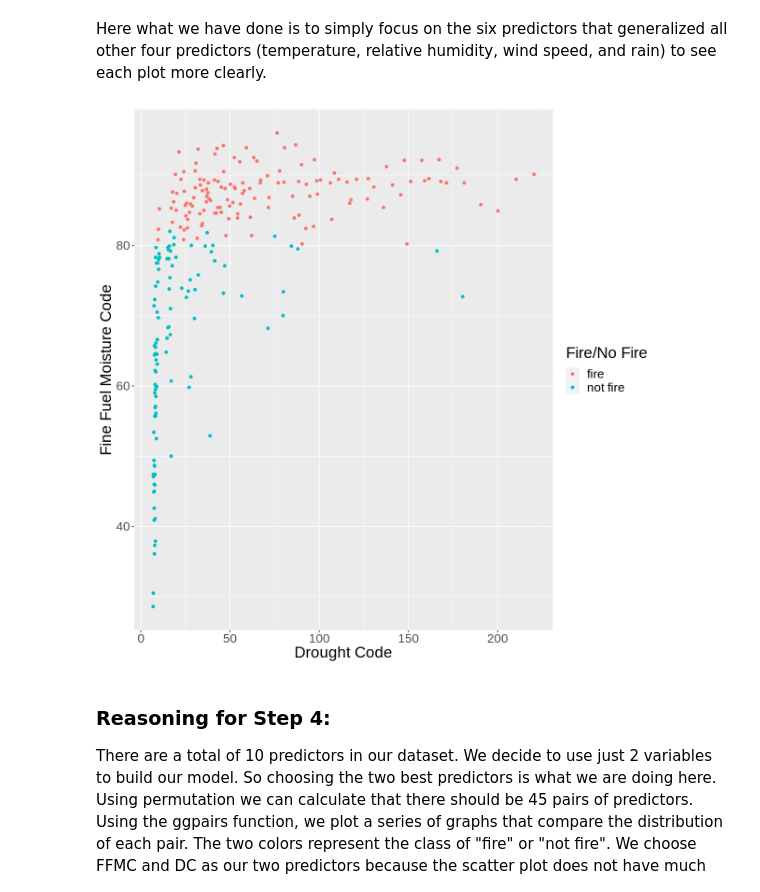
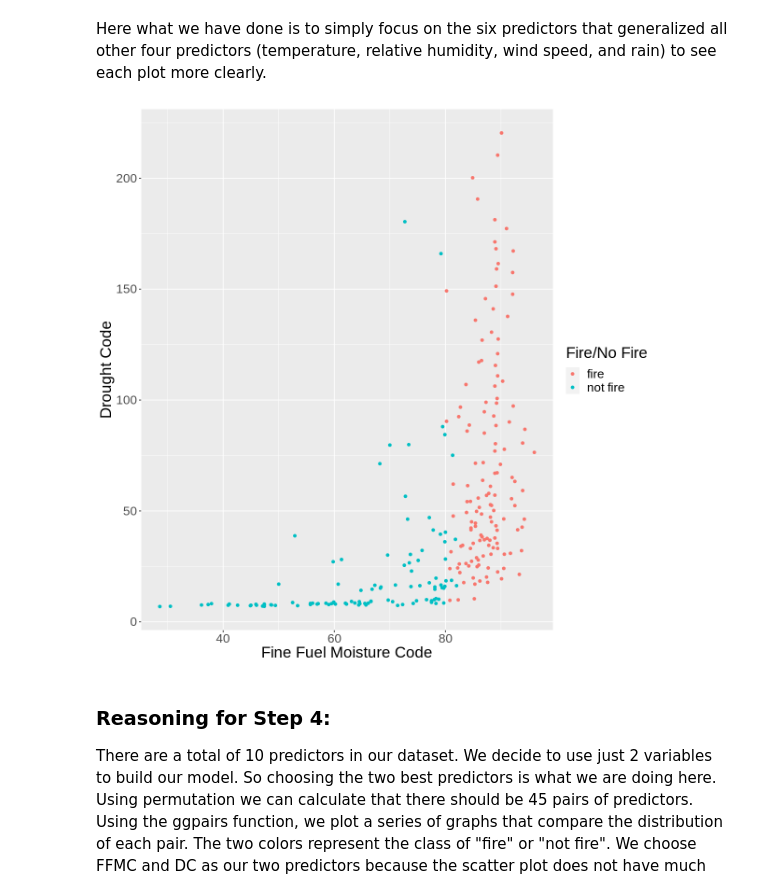
Before and after one commit to AKNeyugn/dsci100-002-group9-project, a Jupyter notebook: project_proposal.ipynb, the cells around one changed output. Saved outputs shown, nothing was run; the diff lists cells and outputs as text; code cells hidden in the pictures.

```diff
--- a/project_proposal.ipynb
+++ b/project_proposal.ipynb
@@ -281,12 +284,12 @@ Here what we have done is to simply focus on the six predictors that generalized
 # %%
 options(repr.plot.height = 10, repr.plot.width = 10)
 ffmc_dc_plot <- ggplot (fire_data, aes(x = FFMC, y = DC, color = Classes)) +
                     geom_point() +
-                    labs(x = "", y = "Drought CodeFine Fuel Moisture Code", color = "Fire/No Fire") +
+                    labs(x = "Fine Fuel Moisture Code", y = "Drought Code", color = "Fire/No Fire") +
                     theme(text = element_text(size = 20))
 ffmc_dc_plot
 # %% [output]
-[figure, old version]
+[figure, new version]
 # %% [markdown]
 ### Reasoning for Step 4:
 There are a total of 10 predictors in our dataset. We decide to use just 2 variables to build our model. So choosing the two best predictors is what we are doing here. Using permutation we can calculate that there should be 45 pairs of predictors. Using the ggpairs function, we plot a series of graphs that compare the distribution of each pair. The two colors represent the class of "fire" or "not fire". We choose FFMC and DC as our two predictors because the scatter plot does not have much overlap (two distinct clusters shown in the plot); what's more, according to the website of Natural Resources Canada (https://cwfis.cfs.nrcan.gc.ca/background/summary/fwiFFMC), FFMC is an indicator of the relative ease of ignition and the flammability of fine fuel, and DC is an indicator of seasonal drought effects on forest fuels. So they are good representatives of fire occurance determinants.
```
Also changed, not shown: parts of 7 cells of this notebook.
